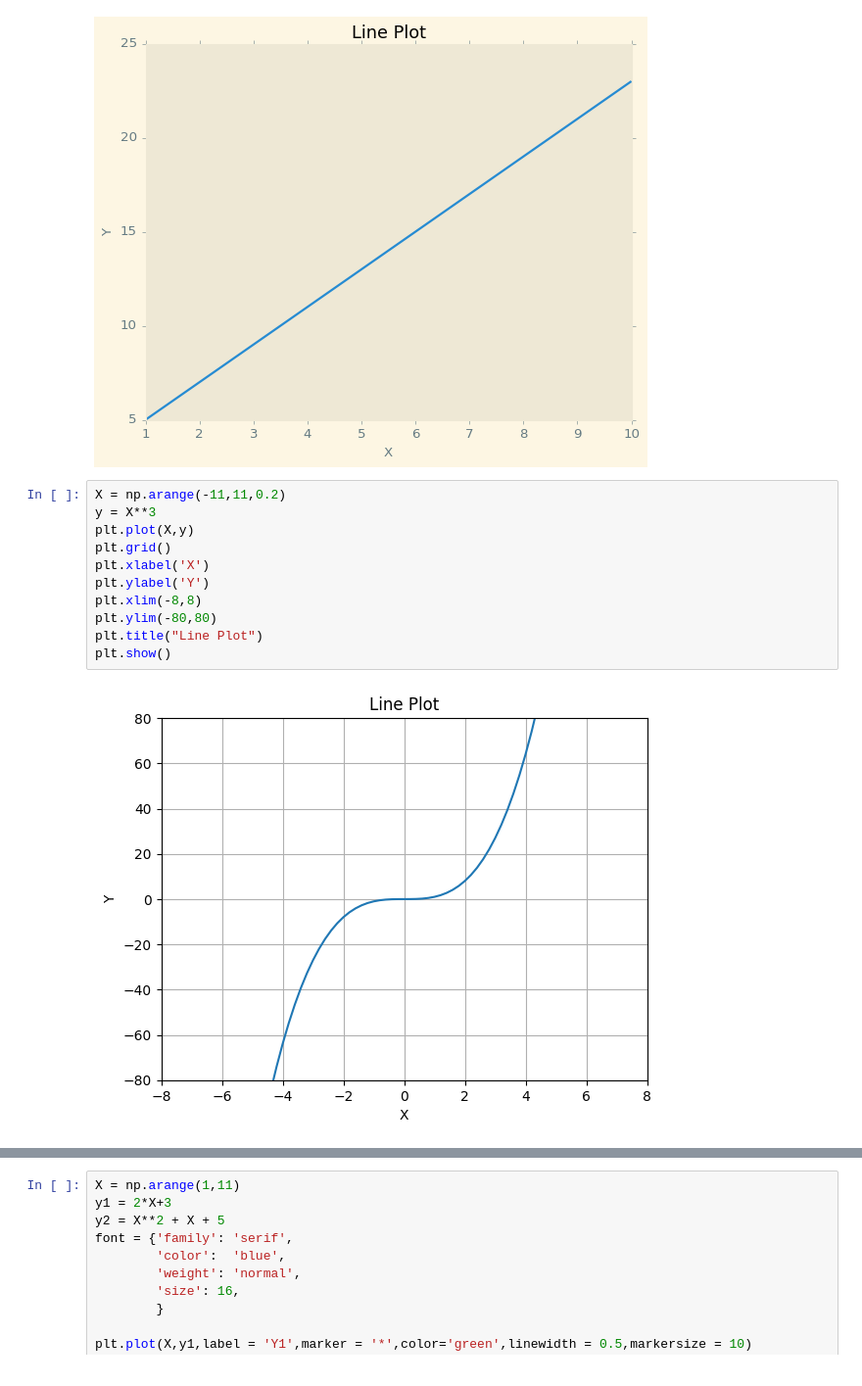
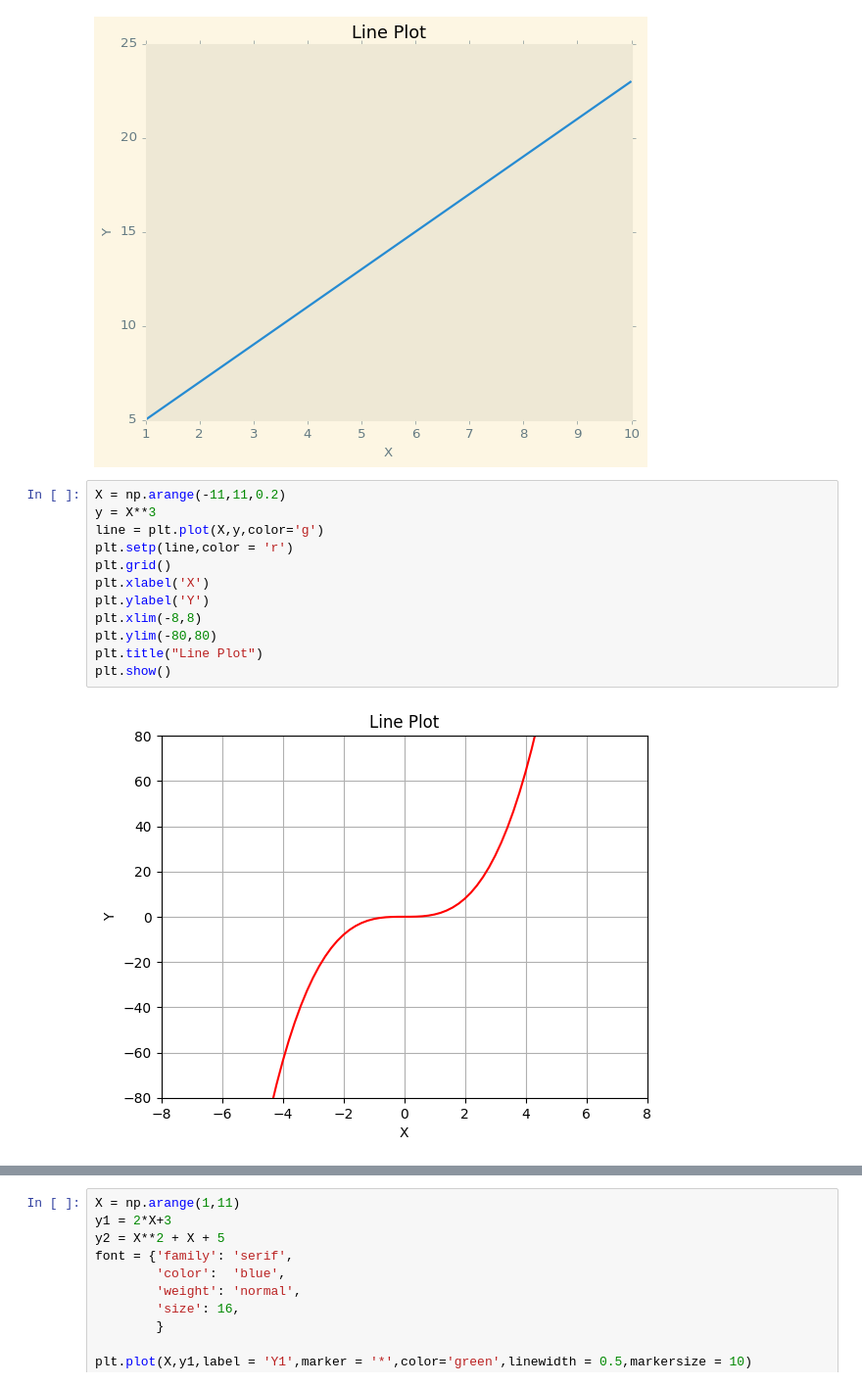
Before and after one commit to ShubhamSinghal12/DS_PP_NOV_LIV_24, a Jupyter notebook: Data Visulaization/MatplotlibDemo.ipynb, the cells around one changed output, grey strips where cells are left out. Shown at 98% size. Saved outputs shown, nothing was run; the diff lists cells and outputs as text.

```diff
--- a/Data Visulaization/MatplotlibDemo.ipynb
+++ b/Data Visulaization/MatplotlibDemo.ipynb
@@ -91,16 +91,17 @@ plt.show()
 # %%
 X = np.arange(-11,11,0.2)
 y = X**3
-plt.plot(X,y)
+line = plt.plot(X,y,color='g')
+plt.setp(line,color = 'r')
 plt.grid()
 plt.xlabel('X')
 plt.ylabel('Y')
 plt.xlim(-8,8)
 plt.ylim(-80,80)
 plt.title("Line Plot")
 plt.show()
 # %% [output]
-[figure, old version]
+[figure, new version]
 # %%
 X = np.arange(1,11)
 y1 = 2*X+3
```
Also changed, not shown: parts of 12 cells of this notebook, 3 other files.
